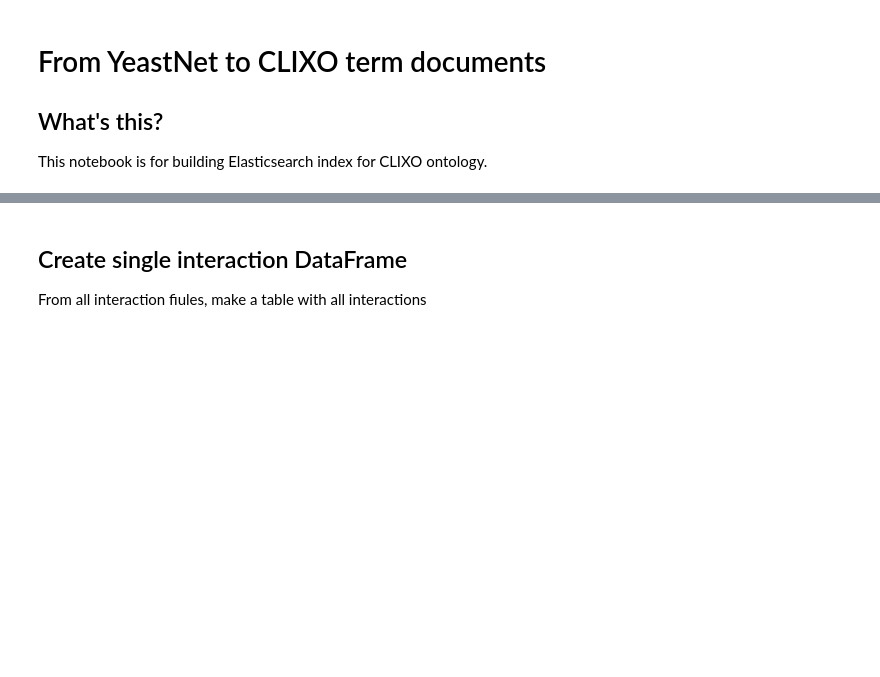
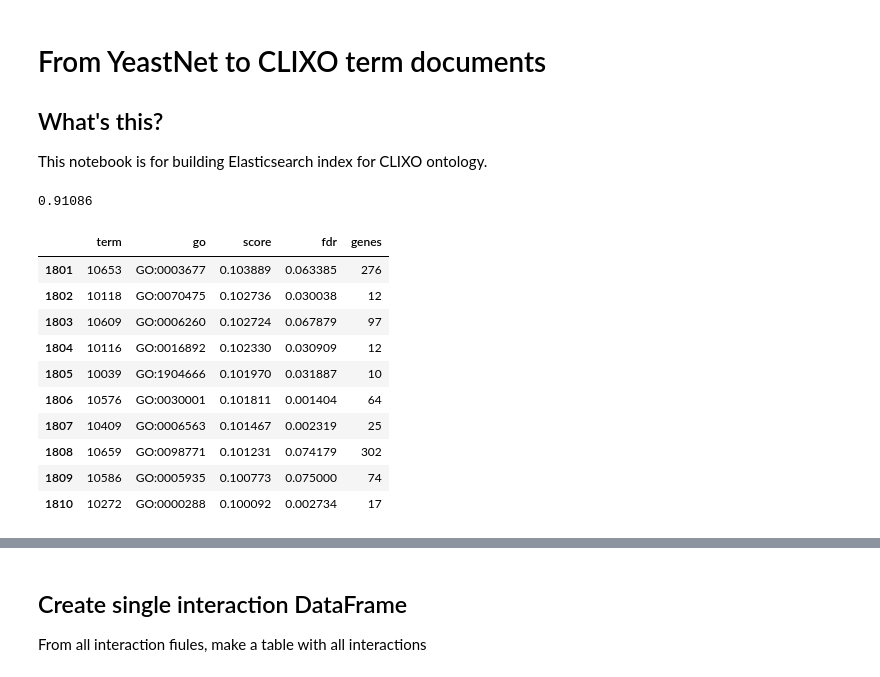
Before and after one commit to idekerlab/DCell, a Jupyter notebook: data-builder/yeastnet_raw_interactions.ipynb, the cells around one changed output, grey strips where cells are left out. Cells and saved outputs as stored; diff of their text form; code cells hidden in the pictures; blank space fills up the shorter version.

```diff
--- a/data-builder/yeastnet_raw_interactions.ipynb
+++ b/data-builder/yeastnet_raw_interactions.ipynb
@@ -19,3 +26,30 @@ Saving to: ‘./data/gene_association.sgd.gz’
 ## What's this?
 
 This notebook is for building Elasticsearch index for CLIXO ontology.
+# %%
+import pandas as pd
+from os import listdir
+from os.path import isfile, join
+import numpy as np
+from goatools import obo_parser
+
+# Annotation file for the CLIXO terms
+clixo_mapping = './data/alignments_FDR_0.1_t_0.1'
+oboUrl = './data/go.obo'
+
+clixo_align = pd.read_csv(clixo_mapping, sep='\t', names=['term', 'go', 'score', 'fdr', 'genes'])
+print(clixo_align['score'].max())
+clixo_align.tail(10)
+# %% [output]
+0.91086
+|  | term | go | score | fdr | genes |
+| 1801 | 10653 | GO:0003677 | 0.103889 | 0.063385 | 276 |
+| 1802 | 10118 | GO:0070475 | 0.102736 | 0.030038 | 12 |
+| 1803 | 10609 | GO:0006260 | 0.102724 | 0.067879 | 97 |
+| 1804 | 10116 | GO:0016892 | 0.102330 | 0.030909 | 12 |
+| 1805 | 10039 | GO:1904666 | 0.101970 | 0.031887 | 10 |
+| 1806 | 10576 | GO:0030001 | 0.101811 | 0.001404 | 64 |
+| 1807 | 10409 | GO:0006563 | 0.101467 | 0.002319 | 25 |
+| 1808 | 10659 | GO:0098771 | 0.101231 | 0.074179 | 302 |
+| 1809 | 10586 | GO:0005935 | 0.100773 | 0.075000 | 74 |
+| 1810 | 10272 | GO:0000288 | 0.100092 | 0.002734 | 17 |
```
Also changed, not shown: parts of 10 cells of this notebook, 2 other files.
